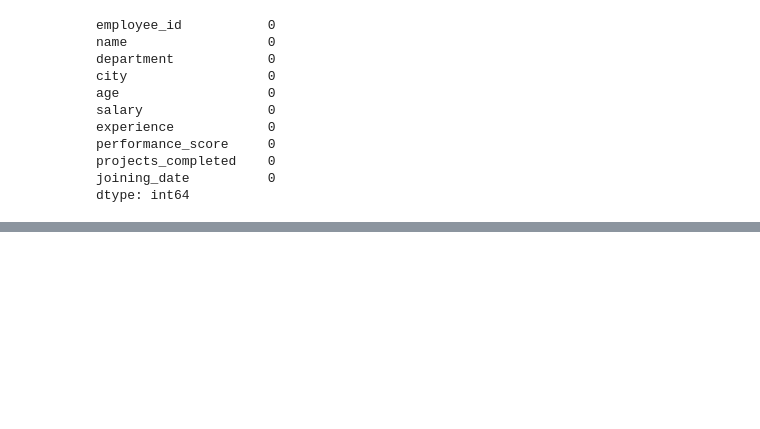
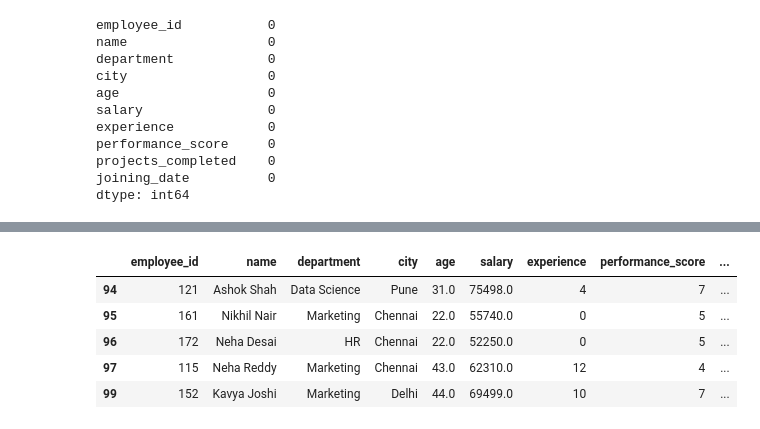
Before and after one commit to Pruthvi-raj-cell/Numpy-and-Pandas-practice, a Jupyter notebook: pandas.ipynb, the cells around one changed output, grey strips where cells are left out. Saved outputs shown, nothing was run; the diff lists cells and outputs as text; code cells hidden in the pictures; blank space fills up the shorter version.

```diff
--- a/pandas.ipynb
+++ b/pandas.ipynb
@@ -335,0 +370,9 @@ dtype: int64
+# %%
+df.tail()
+# %% [output]
+|  | employee_id | name | department | city | age | salary | experience | performance_score | ... |
+| 94 | 121 | Ashok Shah | Data Science | Pune | 31.0 | 75498.0 | 4 | 7 | ... |
+| 95 | 161 | Nikhil Nair | Marketing | Chennai | 22.0 | 55740.0 | 0 | 5 | ... |
+| 96 | 172 | Neha Desai | HR | Chennai | 22.0 | 52250.0 | 0 | 5 | ... |
+| 97 | 115 | Neha Reddy | Marketing | Chennai | 43.0 | 62310.0 | 12 | 4 | ... |
+| 99 | 152 | Kavya Joshi | Marketing | Delhi | 44.0 | 69499.0 | 10 | 7 | ... |
```
Also changed, not shown: parts of 7 cells of this notebook.
